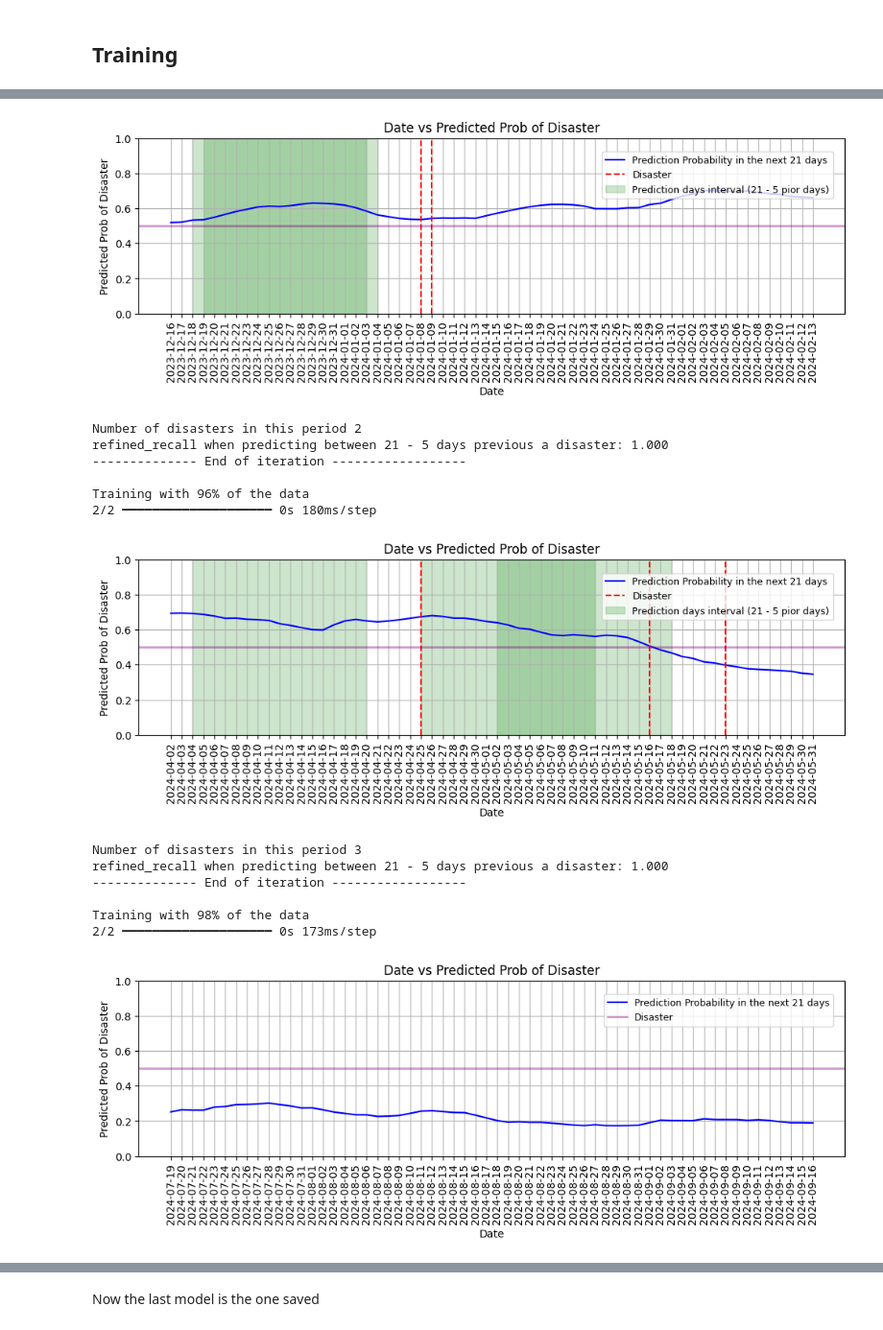
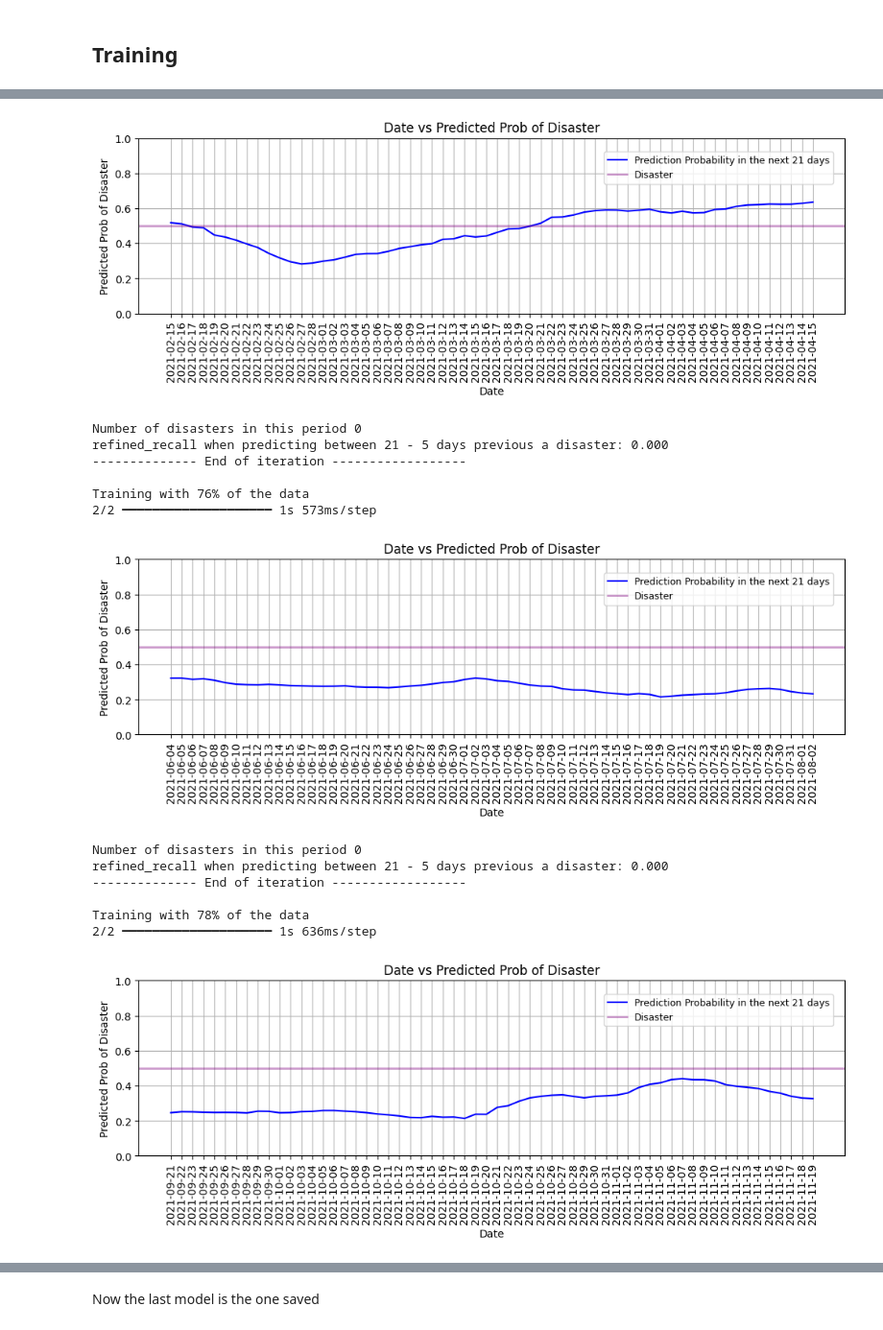
Before and after one commit to eSVeeF/-Climate-Disasters-Forecasting-Southern-USA-, a Jupyter notebook: auto-pipeline-lstm.ipynb, the cells around one changed output, grey strips where cells are left out. Shown at 96% size. Saved outputs shown, nothing was run; the diff lists cells and outputs as text; code cells hidden in the pictures.

```diff
--- a/auto-pipeline-lstm.ipynb
+++ b/auto-pipeline-lstm.ipynb
@@ -24,14 +26,25 @@ clear_session()  # Resets the backend state
 # %%
 SELECTED_DISASTER_TYPES=["Storm"] # Storm, Flood,
 # %%
-emdat = pd.read_csv("data/emdat_south_states.csv")
-
+emdat = pd.read_csv("data/emdat_ready.csv")
 
 clean_emdat = Utils_data_preprocessing().clean_emdat(emdat_df=emdat,
                                                    minimum_start_year=2010, # disasters previous this year are discarded (minmum: 2010)
                                                    accepted_disasters_types=SELECTED_DISASTER_TYPES) # other disasters with types diferent from this are removed
 # %%
-noaa = pd.read_csv("data/DEFINITIVO1_merged_noaa_meteostat_prism.csv")
+noaa = pd.read_csv("data/meteostat_noaa.csv")
+
+# Renaming specific columns
+noaa = noaa.rename(columns={
+    'State': 'state',
+    'Season': 'season',
+    'tavg': 'TAVG',
+    'pres': 'PRES'
+})
+# texas -> Texas
+noaa['state'] = noaa['state'].str.capitalize()
+# Winter -> winter
+noaa['season'] = noaa['season'].str.lower()
 
 # Replace NAN's by median of numeric columns only.
 numeric_cols = noaa.select_dtypes(include='number')  # Select only numeric columns
@@ -40,7 +53,8 @@ noaa[numeric_cols.columns] = numeric_cols.apply(lambda col: col.fillna(col.media
 N_AFTER_DISASTER_DAYS_TO_LABEL = 0 # only the first day of the diaster is labelled no more, RECOMMENDED TO NOT CHANGE THIS
 noaa_counted = Utils_data_preprocessing().count_diasters_by_day(clean_emdat_df=clean_emdat,
                                                               noaa_df=noaa,
-                                                              n_after_disaster_days_to_label= N_AFTER_DISASTER_DAYS_TO_LABEL) # if the disaster lasts more than n_after_disaster_days_to_label=2 days, only the first n_after_disaster_days_to_label=2 days are counted as disaster
+                                                              n_after_disaster_days_to_label= N_AFTER_DISASTER_DAYS_TO_LABEL) # if the disaster lasts more than n_after_disaster_days_to_label=2 days,
+                                                                                                                                #only the first n_after_disaster_days_to_label=2 days are counted as disaster
 # %% [markdown]
 ### Feature engineering
 <br>Choose if want date for an entire state or for an individual station
@@ -52,6 +61,5 @@ SELECTED_STATE='Kansas'
 # %%
-model_ready_data = Utils_data_preprocessing().prepare_state_version_data_for_model(data=noaa_counted,
-                                                                selected_state=SELECTED_STATE, # rest of states are removed. States: 'Arkansas', 'Kansas', 'Texas', 'Oklahoma', 'Louisiana', 'Mississippi'
-                                                                n_next_days_until_disaster=N_NEXT_DAYS_UNTIL_DISASTER, # if =7 predict if it will ocurr a disaster the next 7 days, if a disaster ocurred the 8th of April, 1st to 7th of April will be also labelled as disaster (1)
-                                                                lengths_days_ma=LENGTHS_DAYS_MA, # the number of days of Moving Averages, 7-day-MA, 21-day-MA. Each one is a new computed variable
-                                                                max_lag_period=MAX_LAG_PERIOD) # how many days we are looking back, if =7, we are creating 7new variables with the past values of the last 7 days of EACH variable
+N_NEXT_DAYS_UNTIL_DISASTER = 20  # if =7 predict if it will ocurr a disaster the next 7 days, if a disaster ocurred the 8th of April, 1st to 7th of April will be also labelled as disaster (1)
+LENGTHS_DAYS_MA = [10, 20, 40] # the number of days of Moving Averages, 7-day-MA, 21-day-MA. Each one is a new computed variable
+MAX_LAG_PERIOD = 5 # how many days we are looking back, if =7, we are creating 7new variables with the past values of the last 7 days of EACH variable
+SELECTED_STATE='Oklahoma' # rest of states are removed. States: 'Arkansas', 'Kansas', 'Texas', 'Oklahoma', 'Louisiana', 'Mississippi'
@@ -82,9 +96,10 @@ VAL_MAXIMUM_SIZE=60 # this is the number of days to predict after the train data
 thresholds_f1_splits = []
 metrics_splits = []
 metrics_05_splits = []
+refined_recall_splits = []
 
 # Iterate through the splits
-for iter_split_ratio in np.arange(0.90, 0.99, 0.02).tolist():
+for iter_split_ratio in np.arange(0.70, 0.99, 0.02).tolist():
     print(f"Training with {int(iter_split_ratio*100)}% of the data")
 
     # Split the data
@@ -158,7 +173,15 @@ for iter_split_ratio in np.arange(0.90, 0.99, 0.02).tolist():
         Post_inference().plot_probs(minimum_days_prior=MINIMUM_DAYS_PRIOR, post_inf=post_inf, n_next_days_until_disaster=N_NEXT_DAYS_UNTIL_DISASTER, plot_width=12, plot_height=3)
 
     # refined recall
-    refined_recall = Post_inference().refine_recall(minimum_days_prior=MINIMUM_DAYS_PRIOR, post_inf=post_inf, n_next_days_until_disaster=N_NEXT_DAYS_UNTIL_DISASTER)
+    num_diasters, refined_recall = Post_inference().refine_recall(minimum_days_prior=MINIMUM_DAYS_PRIOR, post_inf=post_inf, n_next_days_until_disaster=N_NEXT_DAYS_UNTIL_DISASTER)
+    refined_recall_splits.append(refined_recall)
+
+    # ignore val sets with no disasters for metrics
+    if num_diasters < 1:
+        thresholds_f1_splits.pop()
+        metrics_splits.pop()
+        metrics_05_splits.pop()
+        refined_recall_splits.pop()
 
     print("-------------- End of iteration ------------------\n")
 # %% [output]
@@ -181,18 +206,18 @@ Training with 94% of the data
-[figure, old version]
+[figure, new version]
-Number of disasters in this period 2
-refined_recall when predicting between 21 - 5 days previous a disaster: 1.000
+Number of disasters in this period 0
+refined_recall when predicting between 21 - 5 days previous a disaster: 0.000
 -------------- End of iteration ------------------
 
-Training with 96% of the data
-2/2 ━━━━━━━━━━━━━━━━━━━━ 0s 180ms/step
+Training with 76% of the data
+2/2 ━━━━━━━━━━━━━━━━━━━━ 1s 573ms/step
-[figure, old version]
+[figure, new version]
-Number of disasters in this period 3
-refined_recall when predicting between 21 - 5 days previous a disaster: 1.000
+Number of disasters in this period 0
+refined_recall when predicting between 21 - 5 days previous a disaster: 0.000
 -------------- End of iteration ------------------
 
-Training with 98% of the data
-2/2 ━━━━━━━━━━━━━━━━━━━━ 0s 173ms/step
+Training with 78% of the data
+2/2 ━━━━━━━━━━━━━━━━━━━━ 1s 636ms/step
-[figure, old version]
+[figure, new version]
 Number of disasters in this period 0
 refined_recall when predicting between 21 - 5 days previous a disaster: 0.000
 -------------- End of iteration ------------------
```
Also changed, not shown: parts of 6 cells of this notebook, 30 other files.
